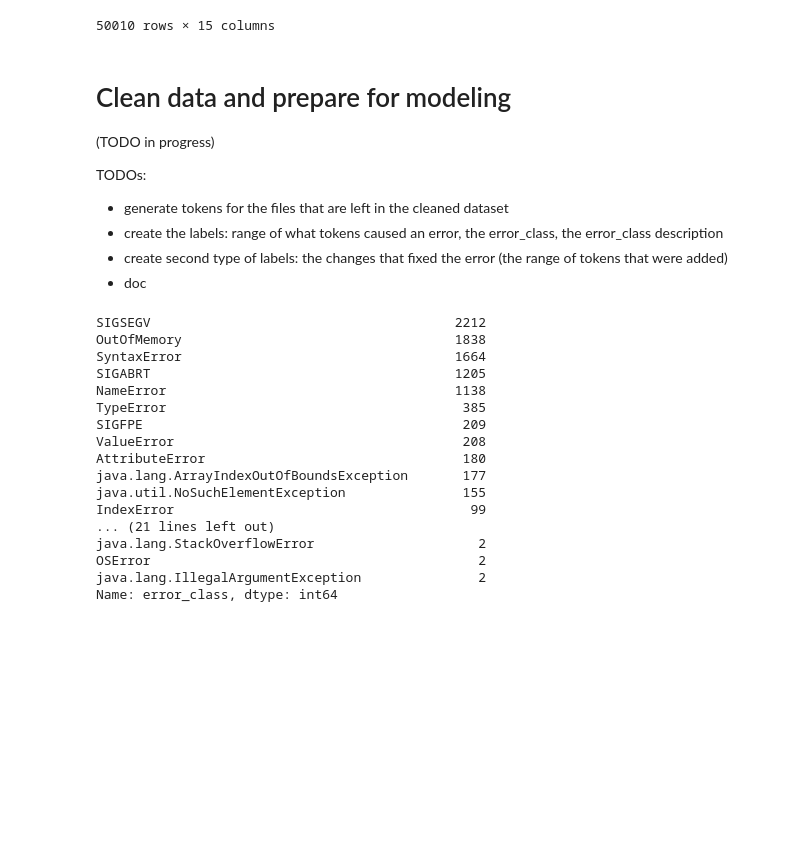
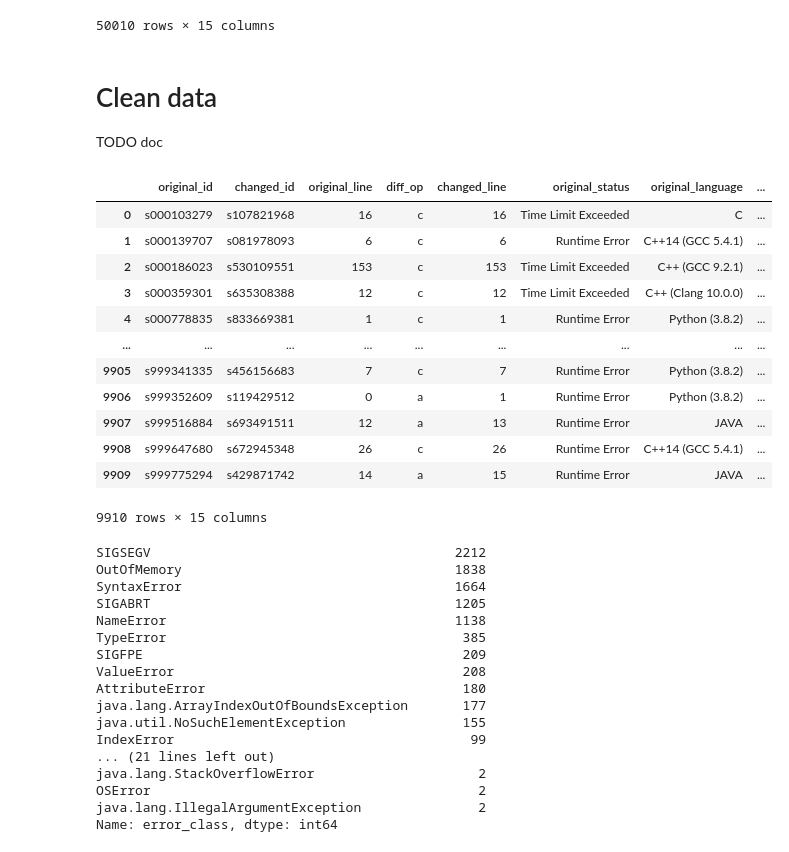
Before and after one commit to alexjercan/bug-detection, a Jupyter notebook: BugDetection.ipynb, the cells around one changed output. Cells and saved outputs as stored; diff of their text form; code cells hidden in the pictures; blank space fills up the shorter version.

```diff
--- a/BugDetection.ipynb
+++ b/BugDetection.ipynb
@@ -407,13 +408,6 @@ error_pairs_df
 | 50009 | s999985350 | s209658151 | 44 | c | 44 | Runtime Error | C++14 (GCC 5.4.1) | ... |
 50010 rows × 15 columns
 # %% [markdown]
-# Clean data and prepare for modeling
+# Clean data
 
-(TODO in progress)
-
-TODOs:
-
-- generate tokens for the files that are left in the cleaned dataset
-- create the labels: range of what tokens caused an error, the error_class, the error_class description
-- create second type of labels: the changes that fixed the error (the range of tokens that were added)
-- doc
+TODO doc
@@ -430 +417,18 @@ error_pairs_df = error_pairs_df[error_pairs_df['error_class'].str.contains("[a-z
+# %%
+clean_error_pairs_df = pd.read_csv(clean_error_pairs_path)
+clean_error_pairs_df
+# %% [output]
+|  | original_id | changed_id | original_line | diff_op | changed_line | original_status | original_language | ... |
+| 0 | s000103279 | s107821968 | 16 | c | 16 | Time Limit Exceeded | C | ... |
+| 1 | s000139707 | s081978093 | 6 | c | 6 | Runtime Error | C++14 (GCC 5.4.1) | ... |
+| 2 | s000186023 | s530109551 | 153 | c | 153 | Time Limit Exceeded | C++ (GCC 9.2.1) | ... |
+| 3 | s000359301 | s635308388 | 12 | c | 12 | Time Limit Exceeded | C++ (Clang 10.0.0) | ... |
+| 4 | s000778835 | s833669381 | 1 | c | 1 | Runtime Error | Python (3.8.2) | ... |
+| ... | ... | ... | ... | ... | ... | ... | ... | ... |
+| 9905 | s999341335 | s456156683 | 7 | c | 7 | Runtime Error | Python (3.8.2) | ... |
+| 9906 | s999352609 | s119429512 | 0 | a | 1 | Runtime Error | Python (3.8.2) | ... |
+| 9907 | s999516884 | s693491511 | 12 | a | 13 | Runtime Error | JAVA | ... |
+| 9908 | s999647680 | s672945348 | 26 | c | 26 | Runtime Error | C++14 (GCC 5.4.1) | ... |
+| 9909 | s999775294 | s429871742 | 14 | a | 15 | Runtime Error | JAVA | ... |
+9910 rows × 15 columns
 # %%
```
Also changed, not shown: parts of 10 cells of this notebook, 1 other file.
